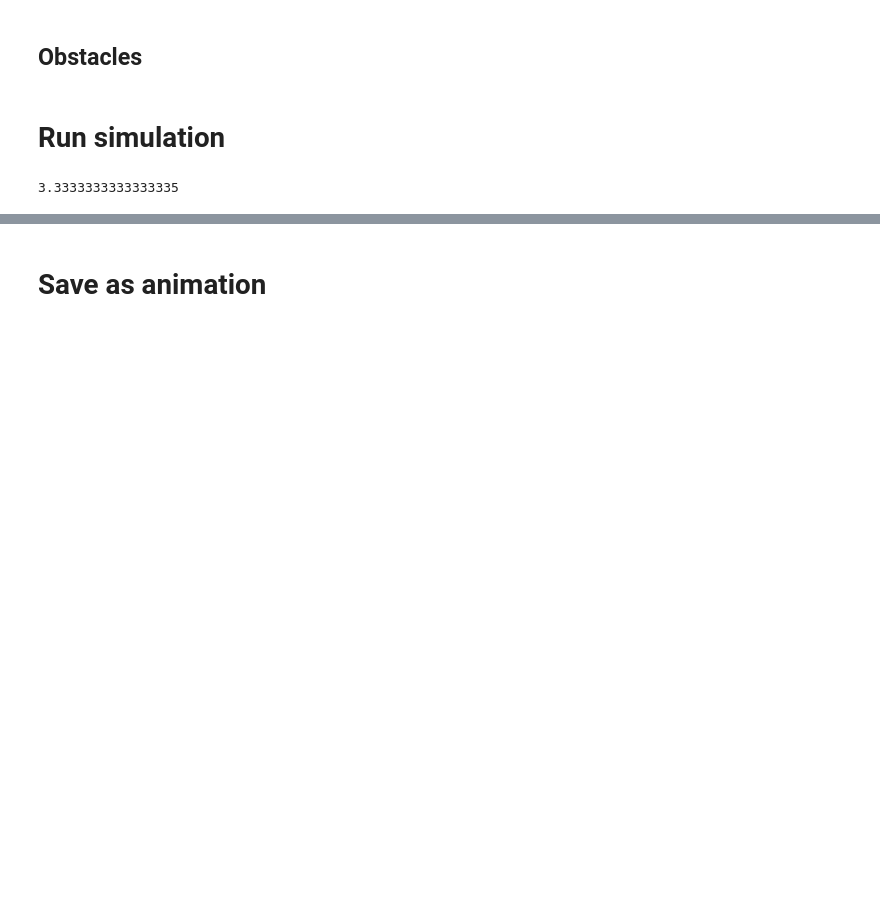
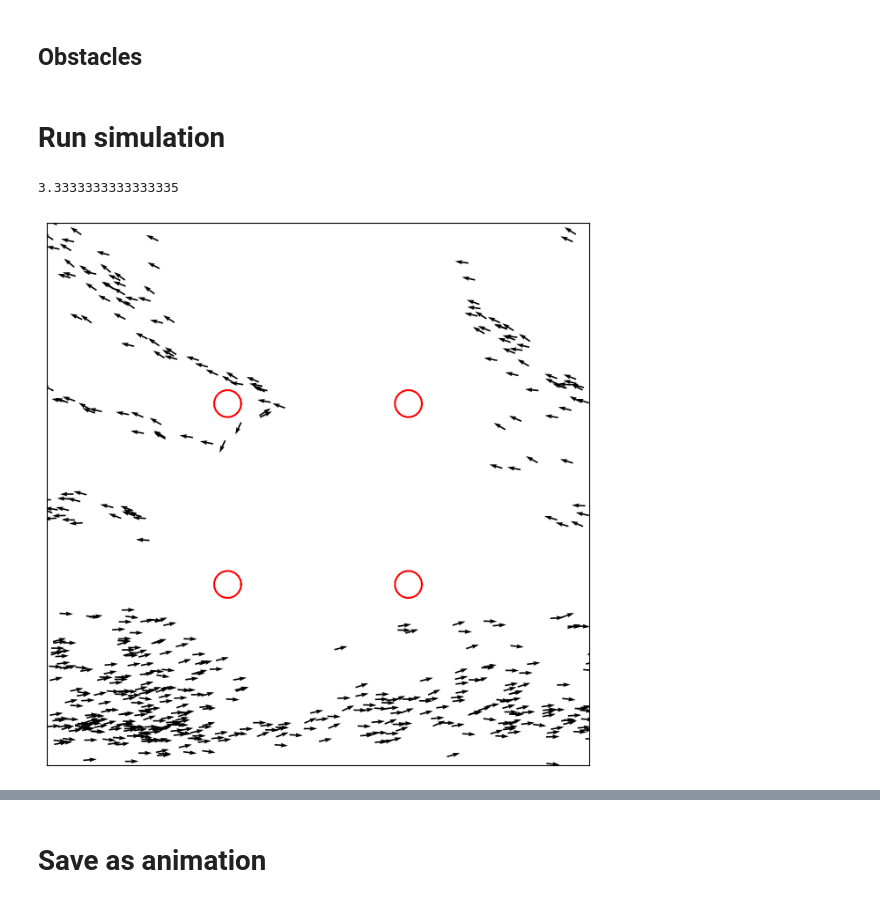
Before and after one commit to mattrflew/ind-maths-project-2-group-8, a Jupyter notebook: exploratory/vicsek_model_with_obstacles.ipynb, the cells around one changed output, grey strips where cells are left out. Drawn from its saved outputs; the diff is of its cells as text; code cells hidden in the pictures; blank space fills up the shorter version.

```diff
--- a/exploratory/vicsek_model_with_obstacles.ipynb
+++ b/exploratory/vicsek_model_with_obstacles.ipynb
@@ -29,8 +28,8 @@ L            = 10       # size of box (Area of a real wind farm)
 R            = 1        # interaction radius (birds)
 Rsq          = R**2     # square of the interaction radius
 dt           = 0.2      # time step
-Nt           = 200       # number of time steps
-N            = 1000     # number of birds
+Nt           = 50       # number of time steps
+N            = 500     # number of birds
 
 # interation radius for obstacles
 # shape of obstacles (turbines)
@@ -43,7 +42,7 @@ fov_angle = np.pi
 # %% [markdown]
 # Define Functions
 # %%
-def initialize_birds(N, L):
+def initialize_birds_random(N, L):
     '''
     Set initial positions, direction, and velocities
     '''
@@ -313,66 +318,59 @@ L / 3
 #     # return x_centres[1:], y_centres[1:]
 
 # get_obstacle_centre_grid(L=10, num_obstacles=4, nrows=1, ncols=2)
-# %%
-nrows = 1
-ncols = 2
-
-L = 10
-
-x_spacing = L / (ncols + 1)
-
-y_spacing = L / (nrows + 1)
 # %%
-# # Set up a figure
-# fig, ax = plt.subplots(figsize = (8,8))
+# Set up a figure
+fig, ax = plt.subplots(figsize = (8,8))
 
 
-# # Get the obstacle(s) coordinates
-# num_obstacles = 8
-# x_obstacle_list = []
-# y_obstacle_list = []
+# Get the obstacle(s) coordinates
+num_obstacles = 4
+x_obstacle_list = []
+y_obstacle_list = []
 
-# x_centres, y_centres = get_obstacle_centre_grid(L, num_obstacles, nrows=4, ncols=2)
-# # x_centres = [2.5, 7.5, 2.5, 7.5]
-# # y_centres = [2.5, 2.5, 7.5, 7.5]
+x_centres, y_centres = get_obstacle_centre_grid(L, num_obstacles, nrows=2, ncols=2)
+# x_centres = [2.5, 7.5, 2.5, 7.5]
+# y_centres = [2.5, 2.5, 7.5, 7.5]
 
-# for i in range(num_obstacles):
-#     x_obs, y_obs = make_circular_obstacle(x_centres[i], y_centres[i], 0.25)
+for i in range(num_obstacles):
+    x_obs, y_obs = make_circular_obstacle(x_centres[i], y_centres[i], 0.25)
 
-#     # x_obs, y_obs = make_rectangular_obstacle(x_centres[i], y_centres[i], 1, 0.2)
-#     # make_rectangular_obstacle(x_centre, y_centre, L1, L2, n=25)
+    # x_obs, y_obs = make_rectangular_obstacle(x_centres[i], y_centres[i], 1, 0.2)
+    # make_rectangular_obstacle(x_centre, y_centre, L1, L2, n=25)
 
-#     x_obstacle_list.append(x_obs)
-#     y_obstacle_list.append(y_obs)
+    x_obstacle_list.append(x_obs)
+    y_obstacle_list.append(y_obs)
 
 
-# # Concatenate lists for analysis
-# x_obstacle = np.concatenate(x_obstacle_list)
-# y_obstacle = np.concatenate(y_obstacle_list)
+# Concatenate lists for analysis
+x_obstacle = np.concatenate(x_obstacle_list)
+y_obstacle = np.concatenate(y_obstacle_list)
 
-# # x_obstacle, y_obstacle = make_rectangular_obstacle(L//2, L//2, 0.5, 0.5)
+# x_obstacle, y_obstacle = make_rectangular_obstacle(L//2, L//2, 0.5, 0.5)
 
-# # Plot obstacle(s) - Plot the "list" to visualise the different obstaclces properly
-# for xx, yy in zip(x_obstacle_list, y_obstacle_list):
-#     ax.plot(xx, yy, 'r-')
+# Plot obstacle(s) - Plot the "list" to visualise the different obstaclces properly
+for xx, yy in zip(x_obstacle_list, y_obstacle_list):
+    ax.plot(xx, yy, 'r-')
 
 
-# # Get the initial configuration
-# x, y, vx, vy, theta = initialize_birds(N, L)
+# Get the initial configuration
+x, y, vx, vy, theta = initialize_birds_random(N, L)
 
-# # Plot initial quivers
-# q = plt.quiver(x,y,vx,vy)
+# Plot initial quivers
+q = plt.quiver(x,y,vx,vy)
 
-# # Set figure parameters
-# ax.set(xlim=(0, L), ylim=(0, L))
-# ax.set_aspect('equal')
-# ax.get_xaxis().set_visible(False)
-# ax.get_yaxis().set_visible(False)
+# Set figure parameters
+ax.set(xlim=(0, L), ylim=(0, L))
+ax.set_aspect('equal')
+ax.get_xaxis().set_visible(False)
+ax.get_yaxis().set_visible(False)
 
-# # Do each step, updating the quiver and plotting the new one
-# for i in range(Nt):
-#     # print(i)
-#     x, y, vx, vy = step(x, y, vx, vy, theta, Rsq, x_obstacle, y_obstacle, eta, fov_angle, N, dt)
-#     q = update_quiver(q, x, y, vx, vy)
-#     clear_output(wait=True)
-#     display(fig)
+# Do each step, updating the quiver and plotting the new one
+for i in range(Nt):
+    # print(i)
+    x, y, vx, vy = step(x, y, vx, vy, theta, Rsq, x_obstacle, y_obstacle, eta, fov_angle, N, dt)
+    q = update_quiver(q, x, y, vx, vy)
+    clear_output(wait=True)
+    display(fig)
+# %% [output]
+[figure, added]
```
Also changed, not shown: parts of 4 cells of this notebook, 2 other files.
